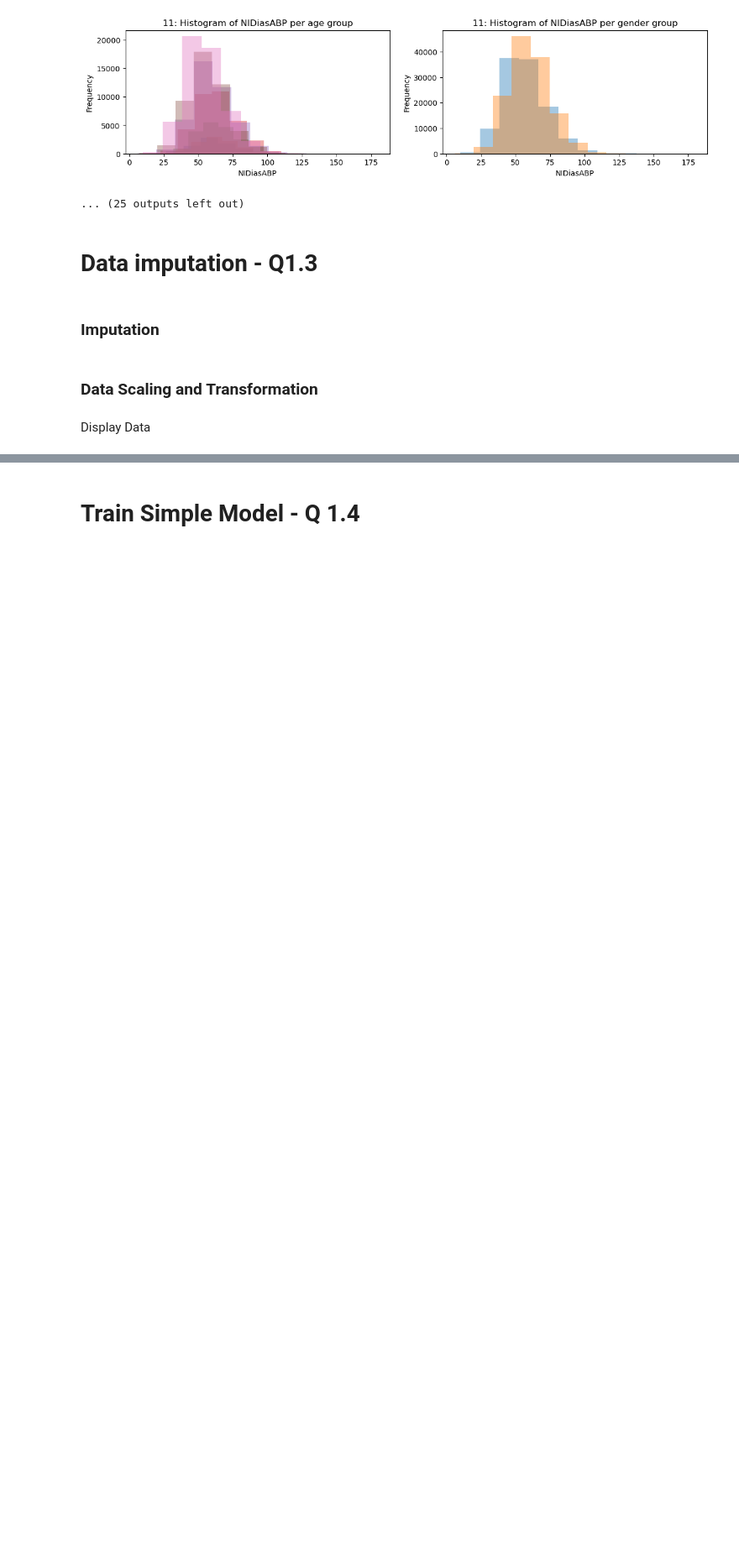
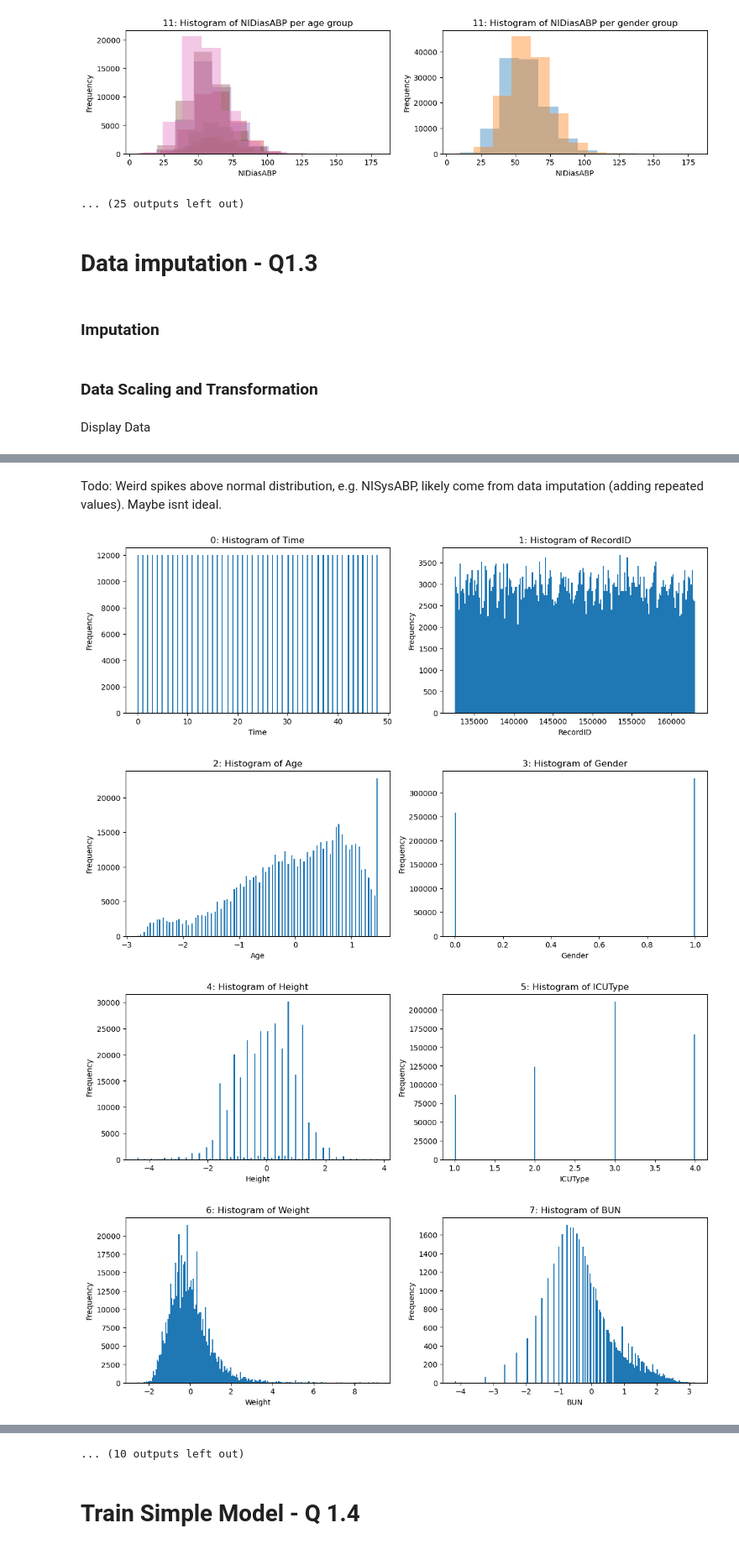
Before and after one commit to KarlDeck/ML4HC_P1, a Jupyter notebook: Project1.ipynb, the cells around one changed output, grey strips where cells are left out. Shown at 84% size. Saved outputs shown, nothing was run; the diff lists cells and outputs as text; code cells hidden in the pictures; blank space fills up the shorter version.

```diff
--- a/Project1.ipynb
+++ b/Project1.ipynb
@@ -404,0 +407,9 @@ df.tail(10)
+# %% [markdown]
+Todo: Weird spikes above normal distribution, e.g. NISysABP, likely come from data imputation (adding repeated values). Maybe isnt ideal.
+# %%
+plot_histograms(bins_general, "scaled")
+# %% [output]
+[figure, added]
+[figure, added]
+[figure, added]
+[figure, added]
@@ -405,3 +424,4 @@ df.tail(10)
+... (10 outputs left out)
 # %% [markdown]
 #  Train Simple Model - Q 1.4
 # %%
```
Also changed, not shown: parts of 3 cells of this notebook.
